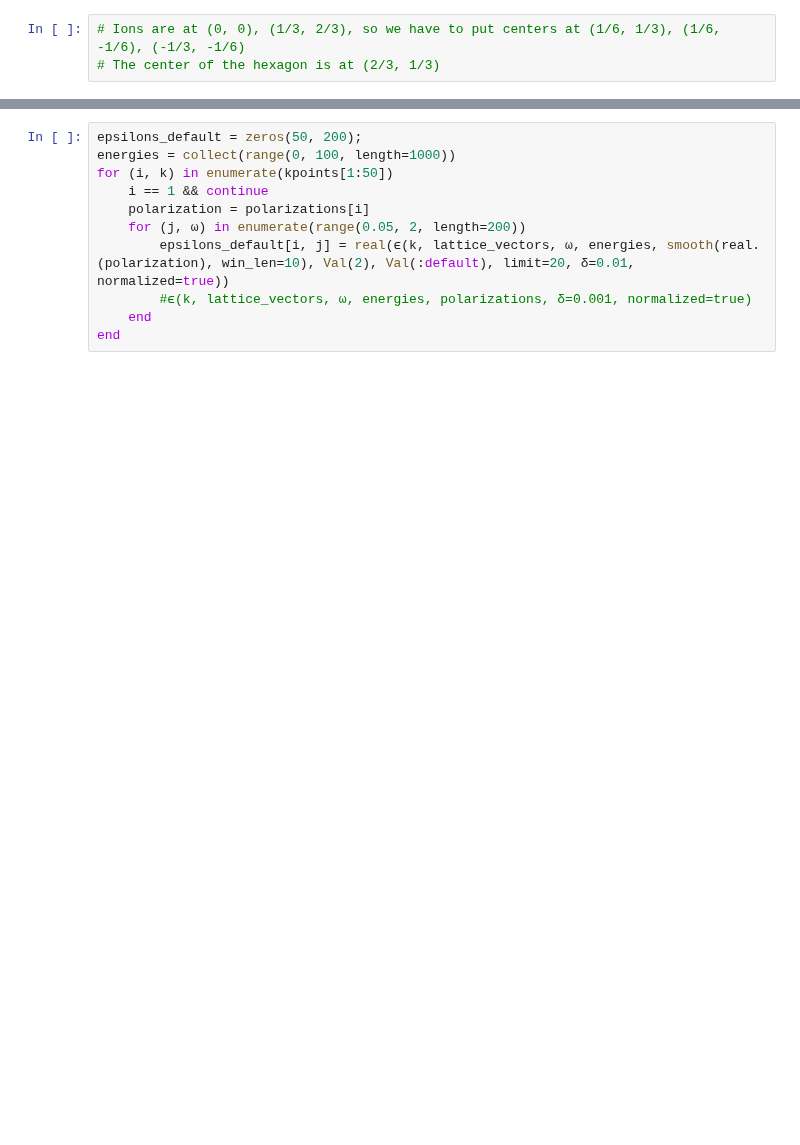
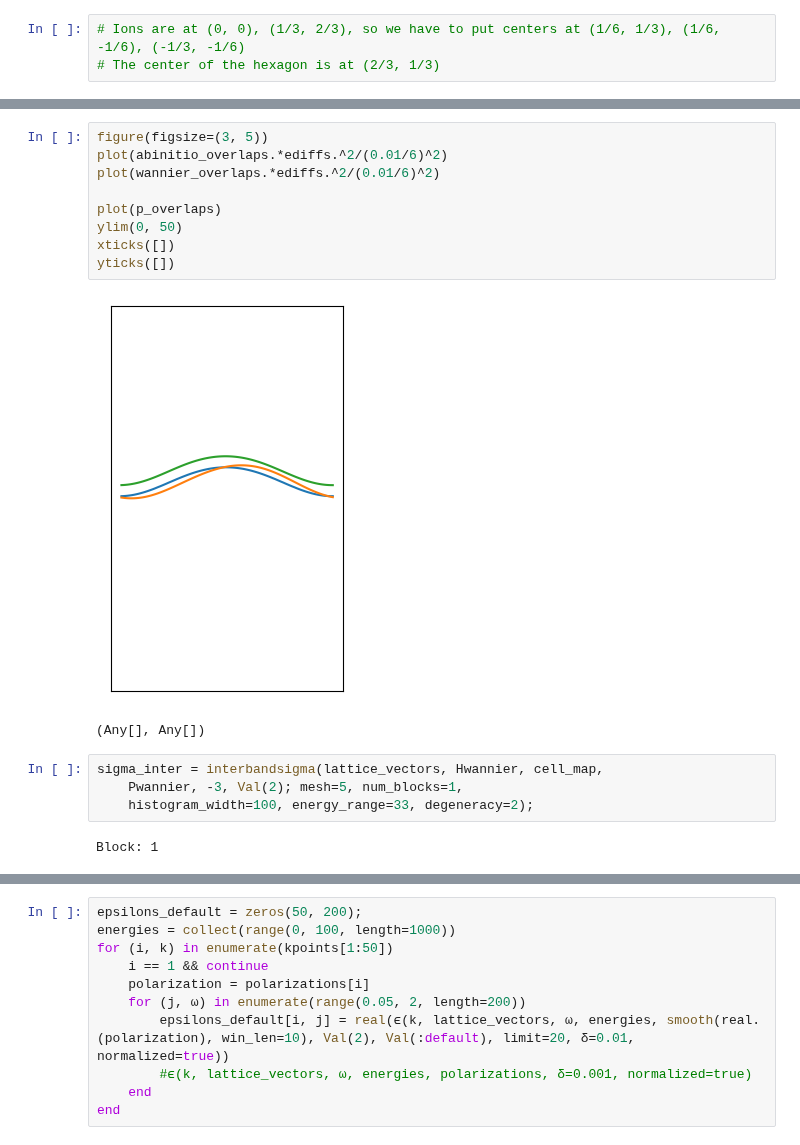
Before and after one commit to AliGhorashiCMT/Plasmons_Paper, a Jupyter notebook: hBN_Optimization/Wannier /Wannier .ipynb, the cells around one changed output, grey strips where cells are left out. Cells and saved outputs as stored; diff of their text form; blank space fills up the shorter version.

```diff
--- a/hBN_Optimization/Wannier /Wannier .ipynb
+++ b/hBN_Optimization/Wannier /Wannier .ipynb
@@ -14,0 +114,18 @@ kpoints = bandstructkpoints2q(interpolate=20);
+# %%
+figure(figsize=(3, 5))
+plot(abinitio_overlaps.*ediffs.^2/(0.01/6)^2)
+plot(wannier_overlaps.*ediffs.^2/(0.01/6)^2)
+
+plot(p_overlaps)
+ylim(0, 50)
+xticks([])
+yticks([])
+# %% [output]
+[figure, added]
+(Any[], Any[])
+# %%
+sigma_inter = interbandsigma(lattice_vectors, Hwannier, cell_map,
+    Pwannier, -3, Val(2); mesh=5, num_blocks=1,
+    histogram_width=100, energy_range=33, degeneracy=2);
+# %% [output]
+Block: 1
```
Also changed, not shown: parts of 21 cells of this notebook.
